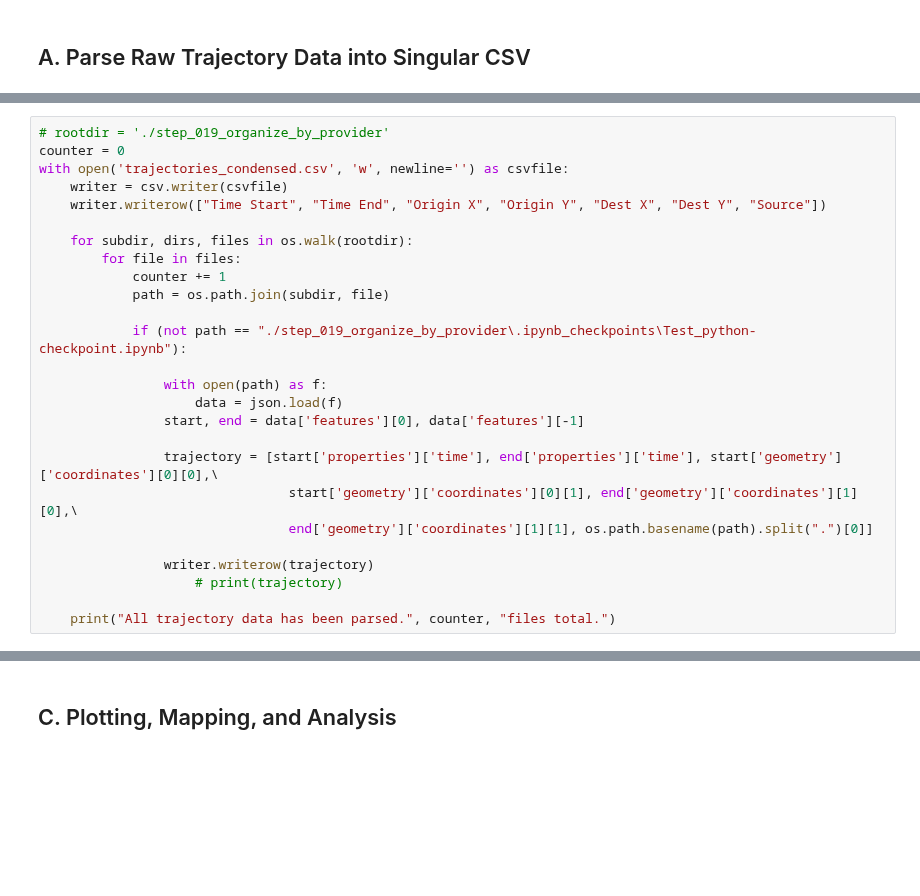
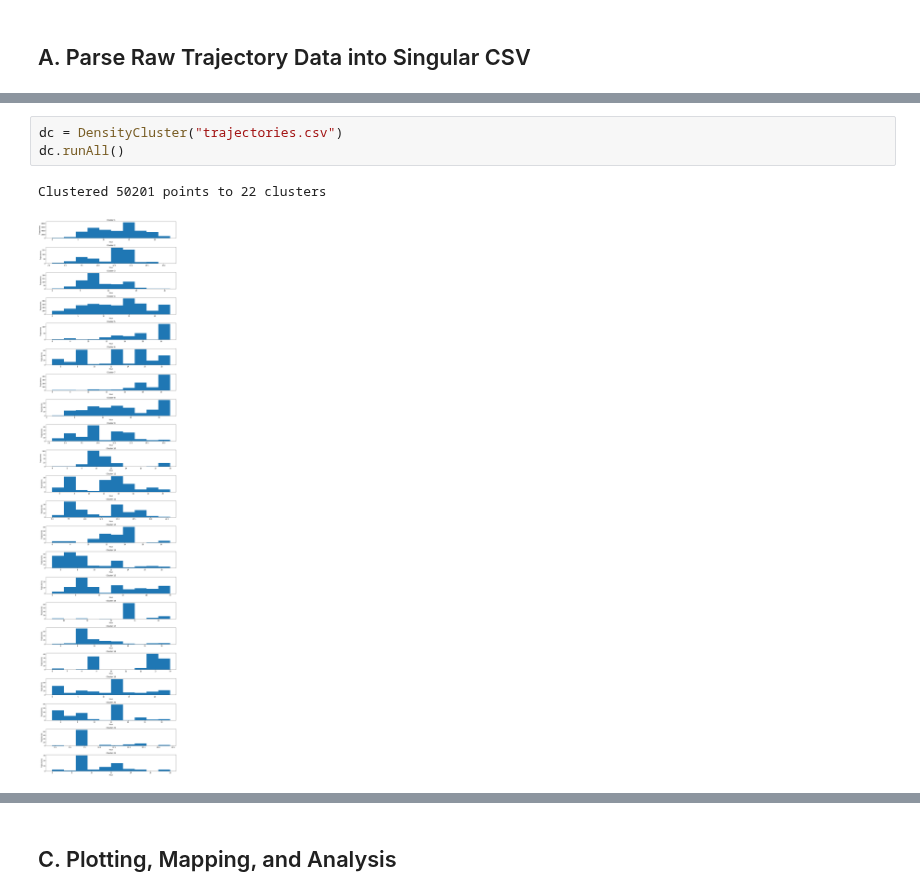
Before and after one commit to Fremont-project/data-processing, a Jupyter notebook: pipeline/trajectories/Trajectories.ipynb, the cells around one changed output, grey strips where cells are left out. Cells and saved outputs as stored; diff of their text form; blank space fills up the shorter version.

```diff
--- a/pipeline/trajectories/Trajectories.ipynb
+++ b/pipeline/trajectories/Trajectories.ipynb
@@ -116,26 +130,0 @@ with open('trajectories.csv', 'w', newline='') as csvfile:
-# %%
-# rootdir = './step_019_organize_by_provider'
-counter = 0
-with open('trajectories_condensed.csv', 'w', newline='') as csvfile:
-    writer = csv.writer(csvfile)
-    writer.writerow(["Time Start", "Time End", "Origin X", "Origin Y", "Dest X", "Dest Y", "Source"])
-
-    for subdir, dirs, files in os.walk(rootdir):
-        for file in files:
-            counter += 1
-            path = os.path.join(subdir, file)
-
-            if (not path == "./step_019_organize_by_provider\.ipynb_checkpoints\Test_python-checkpoint.ipynb"):
-
-                with open(path) as f:
-                    data = json.load(f)
-                start, end = data['features'][0], data['features'][-1]
-
-                trajectory = [start['properties']['time'], end['properties']['time'], start['geometry']['coordinates'][0][0],\
-                                start['geometry']['coordinates'][0][1], end['geometry']['coordinates'][1][0],\
-                                end['geometry']['coordinates'][1][1], os.path.basename(path).split(".")[0]]
-
-                writer.writerow(trajectory)
-                    # print(trajectory)
-
-    print("All trajectory data has been parsed.", counter, "files total.")
@@ -169,0 +244,6 @@ clusters
+# %%
+dc = DensityCluster("trajectories.csv")
+dc.runAll()
+# %% [output]
+Clustered 50201 points to 22 clusters
+[figure, added]
```
Also changed, not shown: parts of 17 cells of this notebook.
